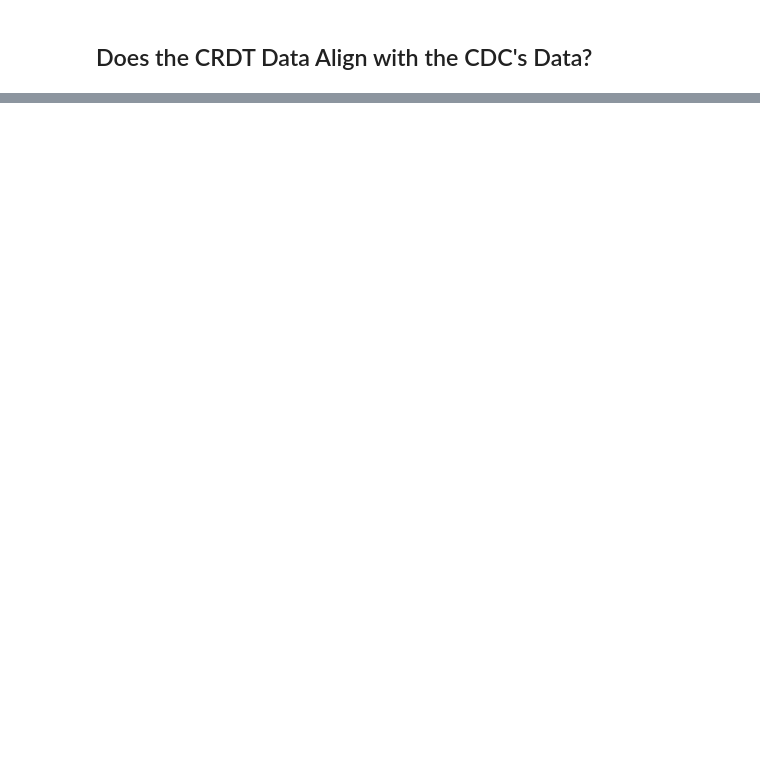
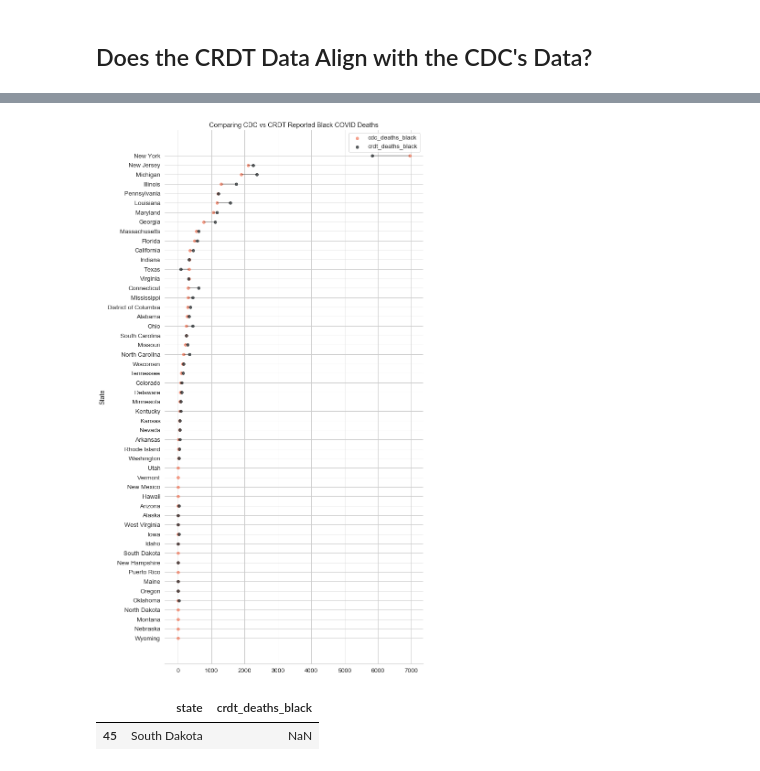
Before and after one commit to COVID19Tracking/analysis, a Jupyter notebook: cdc_racial_data/CDC Racial Data Availability.ipynb, the cells around one changed output, grey strips where cells are left out. Drawn from its saved outputs; the diff is of its cells as text; code cells hidden in the pictures; blank space fills up the shorter version.

```diff
--- a/cdc_racial_data/CDC Racial Data Availability.ipynb
+++ b/cdc_racial_data/CDC Racial Data Availability.ipynb
@@ -97,0 +174,21 @@ array(['All Ages', 'Under 1 year', '1-4 years', '5-14 years',
+# %%
+to_plot_cdc = cdc10.where(cdc10["race_and_ethnicity"] == "Non-Hispanic Black") \
+    .replace("New York City", "New York") \
+    .groupby(["date","state"])["covid_19_deaths"].sum() \
+    .reset_index(name="cdc_deaths_black")[["state", "cdc_deaths_black"]]
+
+to_plot_ours = ours10[["state", "deaths_black"]]
+to_plot_ours.columns = ["state", "crdt_deaths_black"]
+
+to_plot = to_plot_cdc.merge(to_plot_ours, how="outer", on="state")
+to_plot = to_plot.loc[~to_plot["state"].isin(["Virgin Islands", "Northern Mariana Islands", "Guam", "American Samoa"])]
+# %%
+viz.state_level_metric_diff(to_plot, "cdc_deaths_black", "crdt_deaths_black", log=False,
+                            plot_title="Comparing CDC vs CRDT Reported Black COVID Deaths")
+# %% [output]
+[figure, added]
+# %%
+to_plot_ours.loc[to_plot_ours["state"] == "South Dakota"]
+# %% [output]
+|  | state | crdt_deaths_black |
+| 45 | South Dakota | NaN |
```
Also changed, not shown: parts of 25 cells of this notebook, 7 other files.
